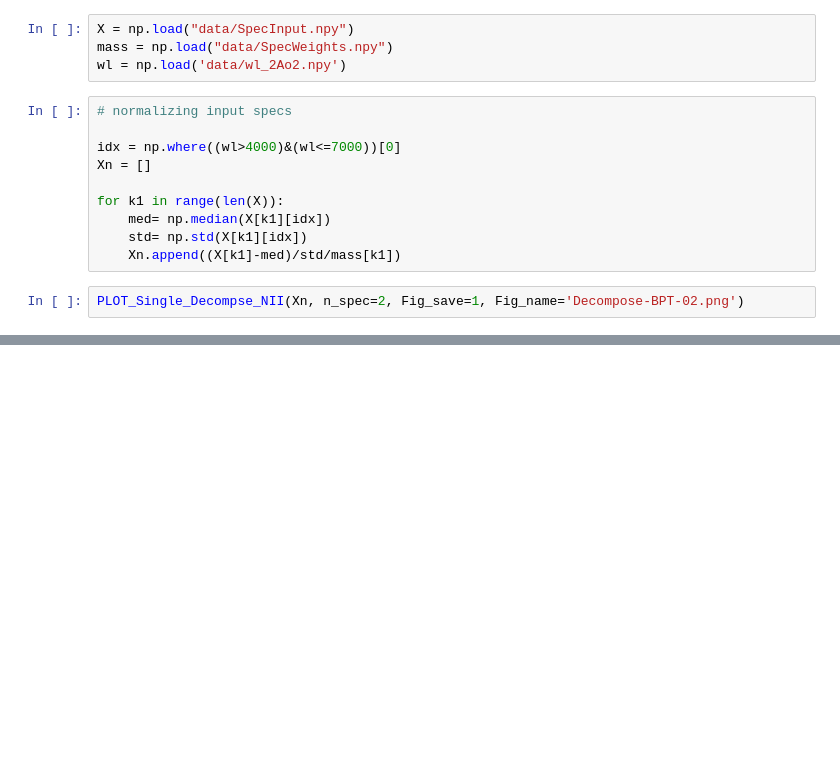
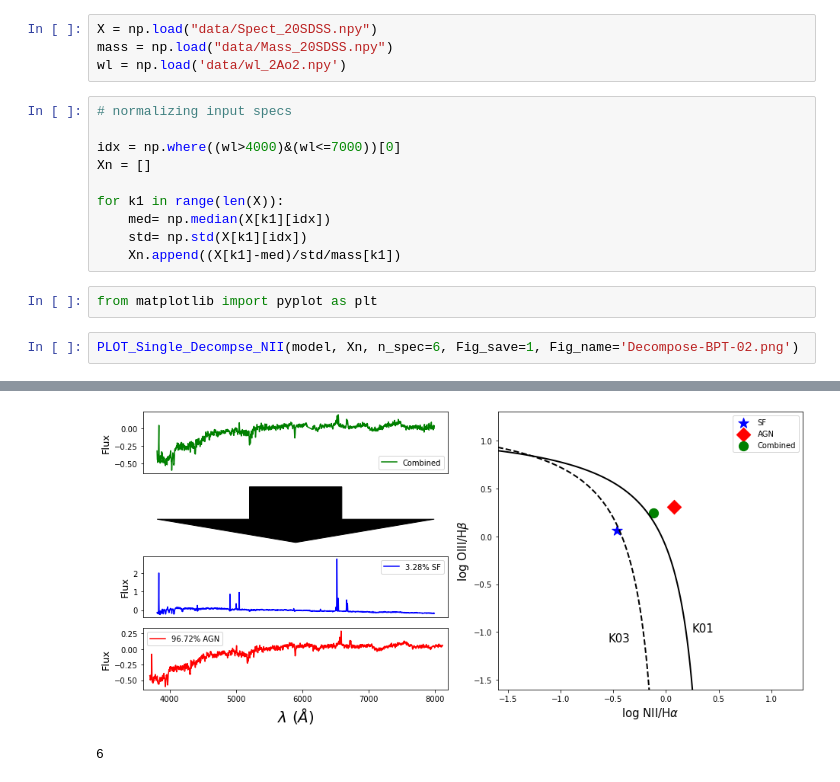
Before and after one commit to shishehchi/SpectraDecomposition, a Jupyter notebook: pipeline.ipynb, the cells around one changed output, grey strips where cells are left out. Drawn from its saved outputs; the diff is of its cells as text; blank space fills up the shorter version.

```diff
--- a/pipeline.ipynb
+++ b/pipeline.ipynb
@@ -13,6 +28,6 @@ tensorflow.keras.utils.plot_model(model, "model_with_shape_info.png", show_shape
 # %%
-X = np.load("data/SpecInput.npy")
-mass = np.load("data/SpecWeights.npy")
+X = np.load("data/Spect_20SDSS.npy")
+mass = np.load("data/Mass_20SDSS.npy")
 wl = np.load('data/wl_2Ao2.npy')
 # %%
 # normalizing input specs
@@ -24,5 +39,8 @@ for k1 in range(len(X)):
     med= np.median(X[k1][idx])
     std= np.std(X[k1][idx])
     Xn.append((X[k1]-med)/std/mass[k1])
+# %%
+from matplotlib import pyplot as plt
 # %%
-PLOT_Single_Decompse_NII(Xn, n_spec=2, Fig_save=1, Fig_name='Decompose-BPT-02.png')
+PLOT_Single_Decompse_NII(model, Xn, n_spec=6, Fig_save=1, Fig_name='Decompose-BPT-02.png')
+# %% [output]
@@ -28,0 +51,2 @@ PLOT_Single_Decompse_NII(Xn, n_spec=2, Fig_save=1, Fig_name='Decompose-BPT-02.pn
+[figure, added]
+6
```
Also changed, not shown: parts of 4 cells of this notebook.
